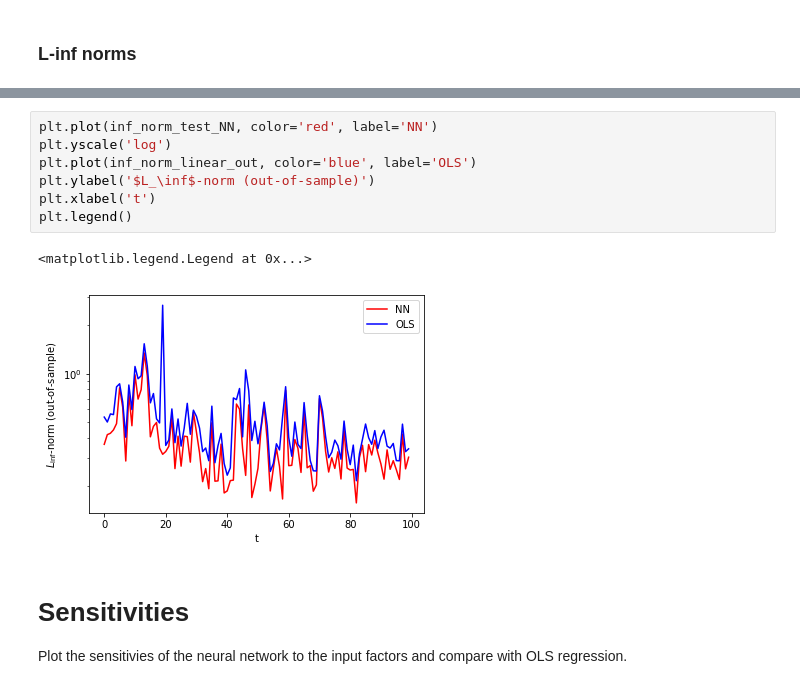
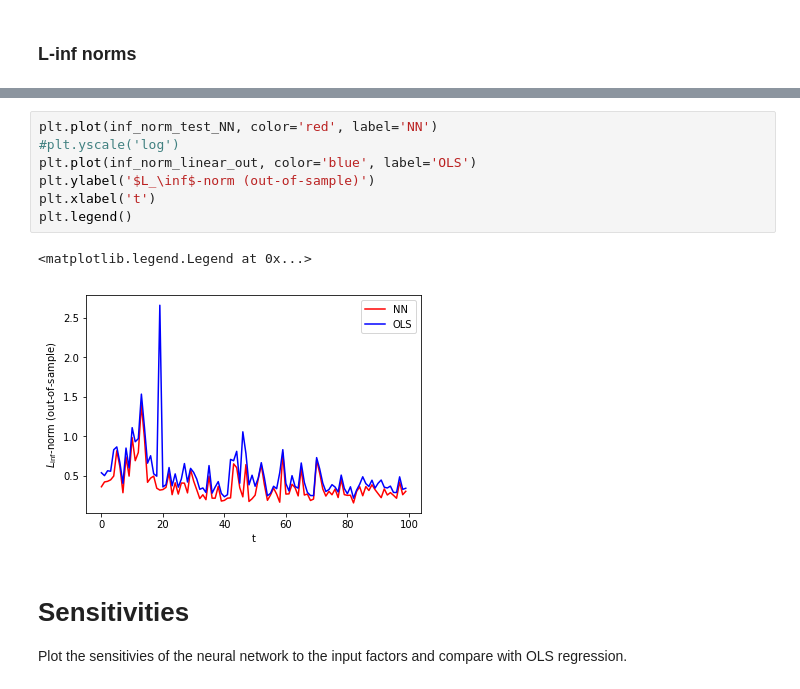
Before and after one commit to mfrdixon/ML_Finance_Codes, a Jupyter notebook: Chapter5-Interpretability/ML_in_Finance-Deep-Factor-Models.ipynb, the cells around one changed output, grey strips where cells are left out. Drawn from its saved outputs; the diff is of its cells as text.

```diff
--- a/Chapter5-Interpretability/ML_in_Finance-Deep-Factor-Models.ipynb
+++ b/Chapter5-Interpretability/ML_in_Finance-Deep-Factor-Models.ipynb
@@ -385,13 +385,13 @@ plt.legend()
 # %%
 plt.plot(inf_norm_test_NN, color='red', label='NN')
-plt.yscale('log')
+#plt.yscale('log')
 plt.plot(inf_norm_linear_out, color='blue', label='OLS')
 plt.ylabel('$L_\inf$-norm (out-of-sample)')
 plt.xlabel('t')
 plt.legend()
 # %% [output]
 <matplotlib.legend.Legend at 0x...>
-[figure, old version]
+[figure, new version]
 # %% [markdown]
 # Sensitivities
 Plot the sensitivies of the neural network to the input factors and compare with OLS regression.
```
Also changed, not shown: parts of 11 cells of this notebook.
